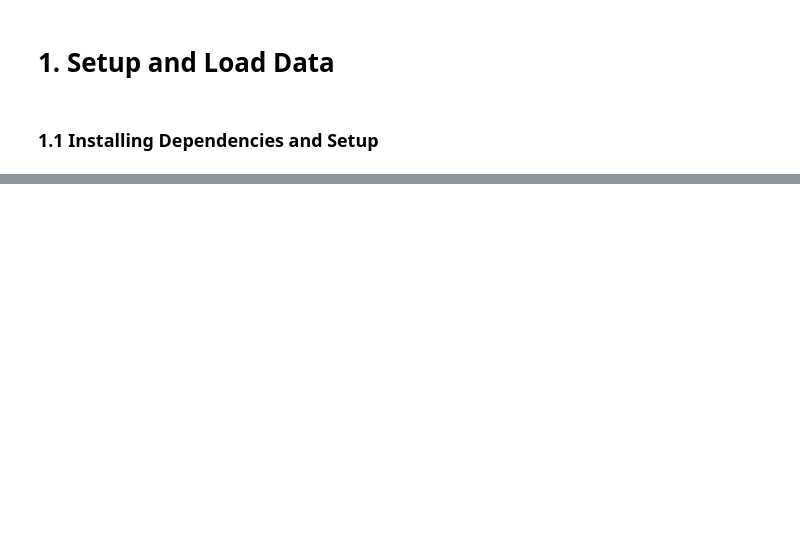
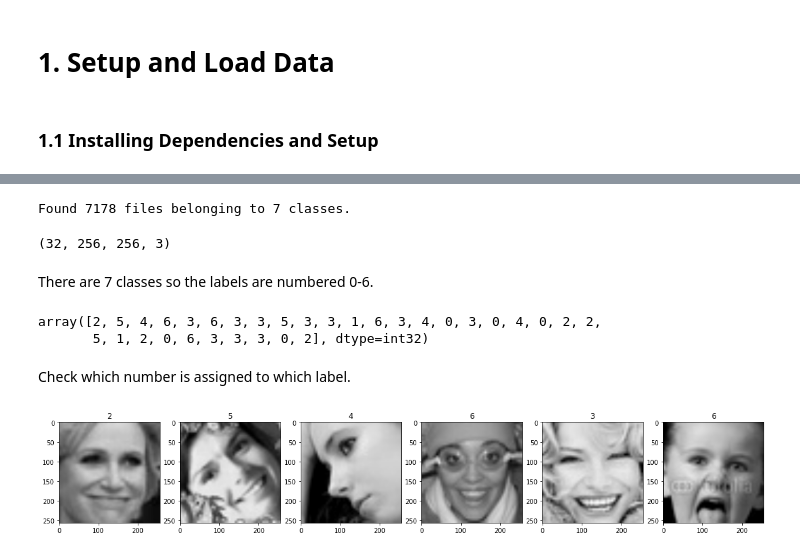
Before and after one commit to wowthecoder/CNN-fer2013, a Jupyter notebook: Image_Classification_Tutorial.ipynb, the cells around one changed output, grey strips where cells are left out. Cells and saved outputs as stored; diff of their text form; code cells hidden in the pictures; blank space fills up the shorter version.

```diff
--- a/Image_Classification_Tutorial.ipynb
+++ b/Image_Classification_Tutorial.ipynb
@@ -20,0 +44,33 @@ for gpu in gpus:
+# %%
+import numpy as np
+from matplotlib import pyplot as plt
+
+data = tf.keras.utils.image_dataset_from_directory('facial_emotions/test')
+# %% [output]
+Found 7178 files belonging to 7 classes.
+# %%
+data_iterator = data.as_numpy_iterator()
+# Get another batch from the iterator
+batch = data_iterator.next()
+# %%
+# Images represented as numpy arrays
+batch[0].shape
+# %% [output]
+(32, 256, 256, 3)
+# %% [markdown]
+There are 7 classes so the labels are numbered 0-6.
+# %%
+# The image labels
+batch[1]
+# %% [output]
+array([2, 5, 4, 6, 3, 6, 3, 3, 5, 3, 3, 1, 6, 3, 4, 0, 3, 0, 4, 0, 2, 2,
+       5, 1, 2, 0, 6, 3, 3, 3, 0, 2], dtype=int32)
+# %% [markdown]
+Check which number is assigned to which label.
+# %%
+fig, ax = plt.subplots(ncols=6, figsize=(20, 20))
+for idx, img in enumerate(batch[0][6:12]):
+    ax[idx].imshow(img.astype(int))
+    ax[idx].title.set_text(batch[1][idx])
+# %% [output]
+[figure, added]
```
Also changed, not shown: parts of 11 cells of this notebook.
